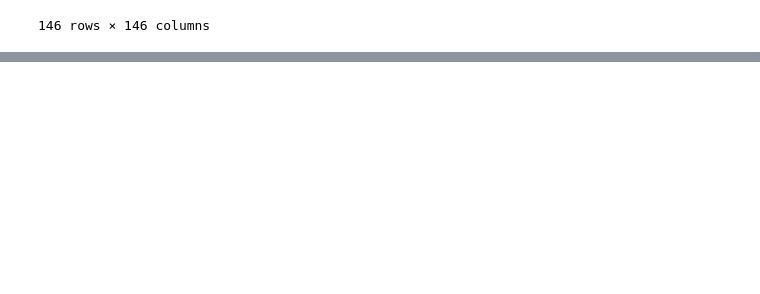
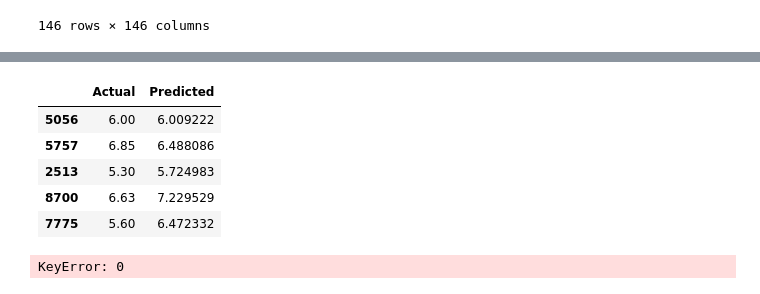
Before and after one commit to cisco3775/Board-Game-Geeks-Recommender-System, a Jupyter notebook: BoardGameGeek Recommender System.ipynb, the cells around one changed output, grey strips where cells are left out. Saved outputs shown, nothing was run; the diff lists cells and outputs as text; code cells hidden in the pictures; blank space fills up the shorter version.

```diff
--- a/BoardGameGeek Recommender System.ipynb
+++ b/BoardGameGeek Recommender System.ipynb
@@ -627,0 +715,11 @@ board_game_df_NumRatings_30_adj.corr(method ='pearson')
+# %%
+X_30 = board_game_df_NumRatings_30.drop(['game ID#', 'boardgame', 'average rating', 'ratings', 'category', 'boardgame mechanic', 'boardgamedesigner'], axis = 1)
+Y_30 = board_game_df_NumRatings_30['average rating']
+# %%
+# Split the data into a training and test set.
+x_train, x_test, y_train, y_test = train_test_split(X_30, Y_30, test_size=0.2, random_state=0)
+
+regressor = LinearRegression()
+
+# Fit the model on the trainng data.
+regressor.fit(x_train, y_train)
@@ -627,0 +770,20 @@ board_game_df_NumRatings_30_adj.corr(method ='pearson')
+# %%
+y_pred = regressor.predict(x_test)
+# %%
+df_30 = pd.DataFrame({'Actual': y_test, 'Predicted': y_pred})
+df1_30 = df_30
+# %%
+df1_30.head(5)
+# %% [output]
+|  | Actual | Predicted |
+| 5056 | 6.00 | 6.009222 |
+| 5757 | 6.85 | 6.488086 |
+| 2513 | 5.30 | 5.724983 |
+| 8700 | 6.63 | 7.229529 |
+| 7775 | 5.60 | 6.472332 |
+# %%
+for i in range(len(df1_30)):
+    if ((df1_30['Actual'][i] - df1_30['Predicted'][i]) >= 1):
+        print(i, df1_30[i])
+# %% [output]
+KeyError: 0
```
Also changed, not shown: parts of 19 cells of this notebook.
